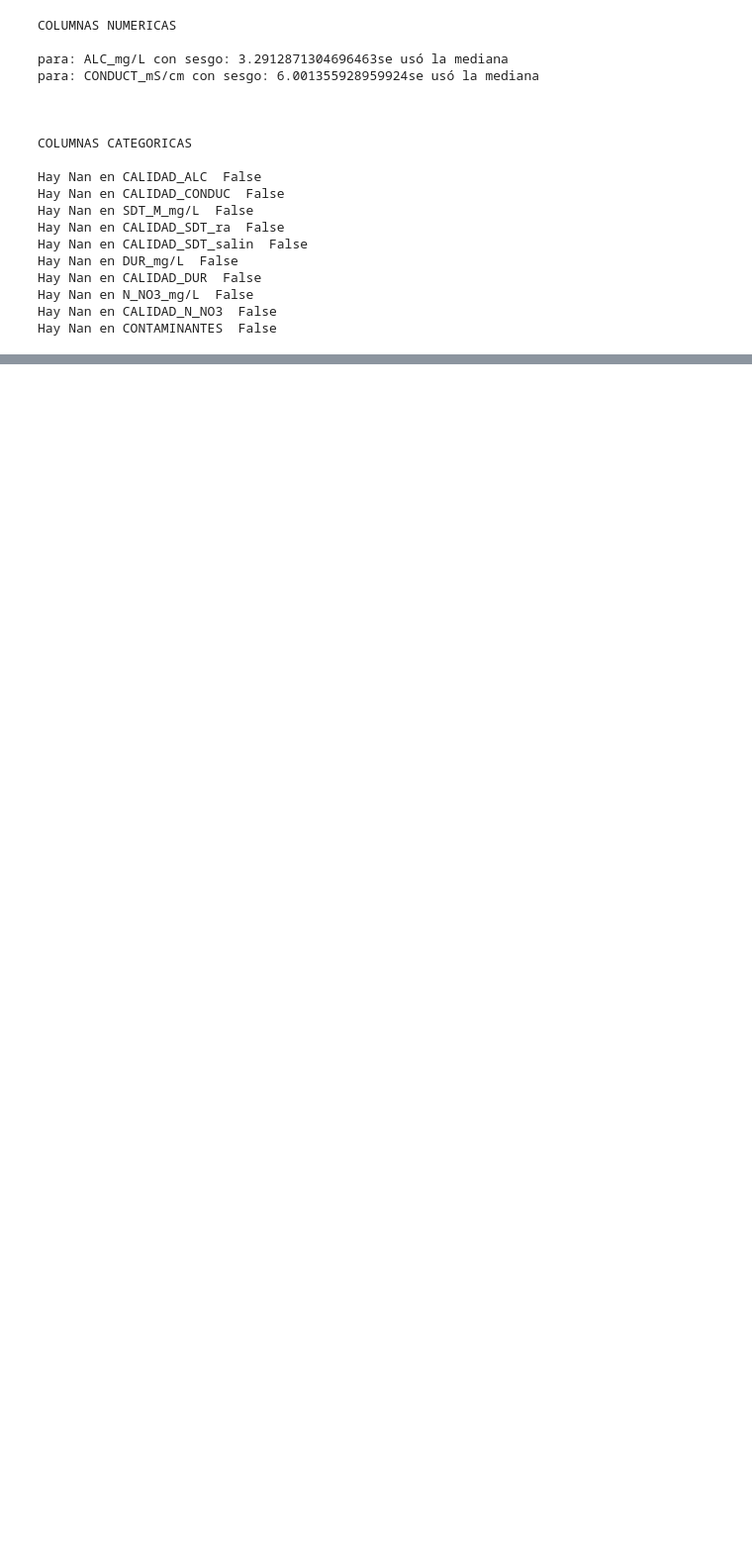
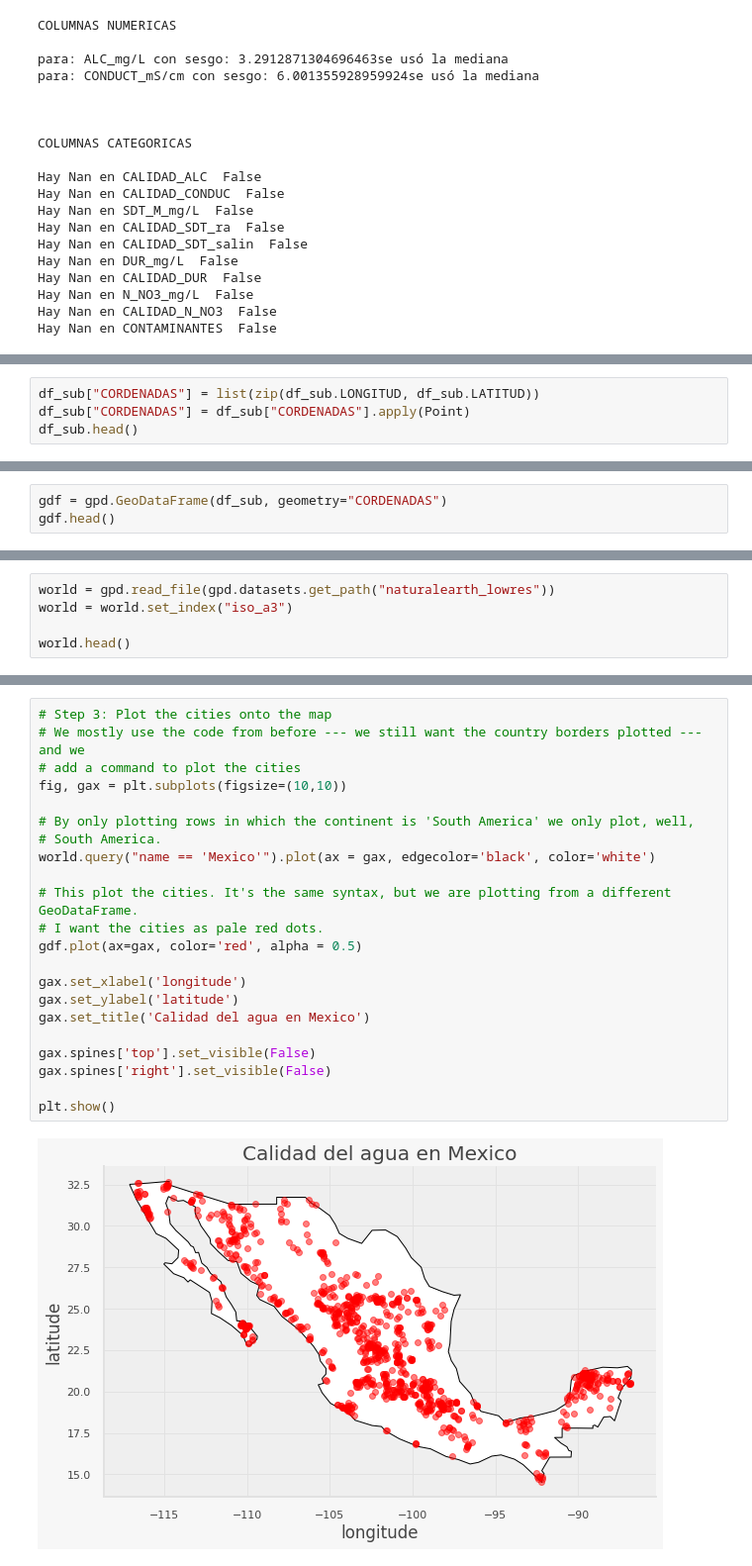
Before and after one commit to PosgradoMNA/actividades-de-aprendizaje-ams182, a Jupyter notebook: Reto pt1.ipynb, the cells around one changed output, grey strips where cells are left out. Shown: that part at 99% size. Cells and saved outputs as stored; diff of their text form; blank space fills up the shorter version.

```diff
--- a/Reto pt1.ipynb
+++ b/Reto pt1.ipynb
@@ -149,0 +191,4 @@ Hay Nan en CONTAMINANTES  False
+# %%
+df_sub["CORDENADAS"] = list(zip(df_sub.LONGITUD, df_sub.LATITUD))
+df_sub["CORDENADAS"] = df_sub["CORDENADAS"].apply(Point)
+df_sub.head()
@@ -149,0 +203,3 @@ Hay Nan en CONTAMINANTES  False
+# %%
+gdf = gpd.GeoDataFrame(df_sub, geometry="CORDENADAS")
+gdf.head()
@@ -149,0 +214,5 @@ Hay Nan en CONTAMINANTES  False
+# %%
+world = gpd.read_file(gpd.datasets.get_path("naturalearth_lowres"))
+world = world.set_index("iso_a3")
+
+world.head()
@@ -149,0 +227,24 @@ Hay Nan en CONTAMINANTES  False
+# %%
+# Step 3: Plot the cities onto the map
+# We mostly use the code from before --- we still want the country borders plotted --- and we
+# add a command to plot the cities
+fig, gax = plt.subplots(figsize=(10,10))
+
+# By only plotting rows in which the continent is 'South America' we only plot, well,
+# South America.
+world.query("name == 'Mexico'").plot(ax = gax, edgecolor='black', color='white')
+
+# This plot the cities. It's the same syntax, but we are plotting from a different GeoDataFrame.
+# I want the cities as pale red dots.
+gdf.plot(ax=gax, color='red', alpha = 0.5)
+
+gax.set_xlabel('longitude')
+gax.set_ylabel('latitude')
+gax.set_title('Calidad del agua en Mexico')
+
+gax.spines['top'].set_visible(False)
+gax.spines['right'].set_visible(False)
+
+plt.show()
+# %% [output]
+[figure, added]
```
Also changed, not shown: parts of 13 cells of this notebook.
